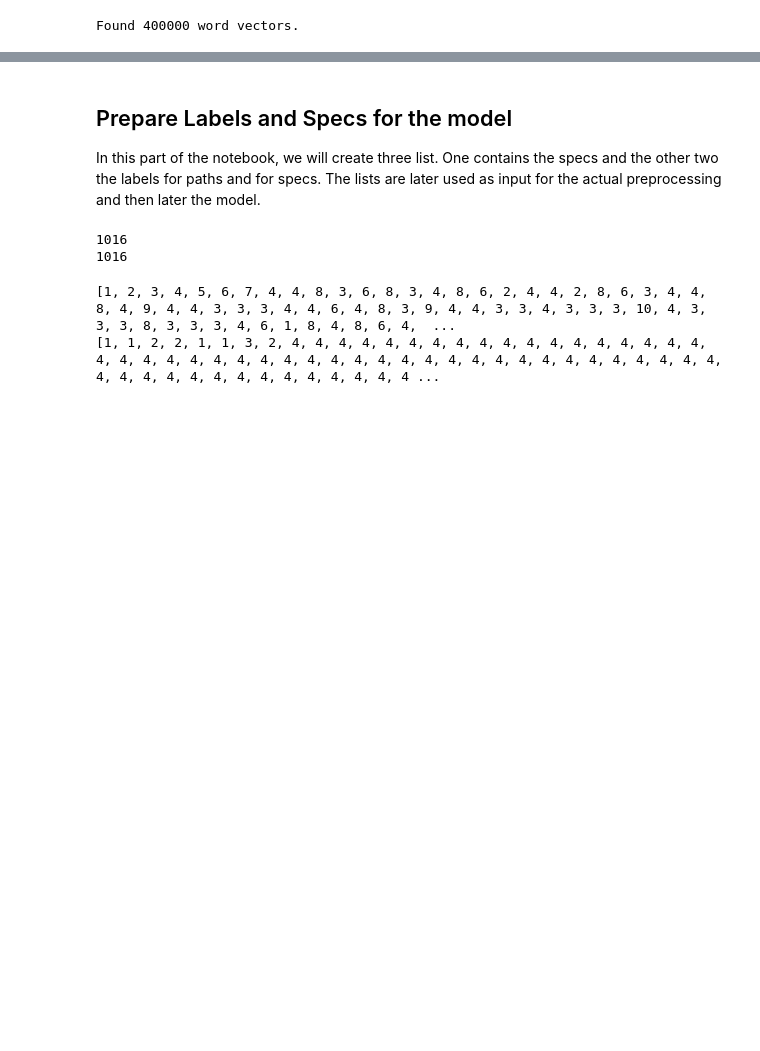
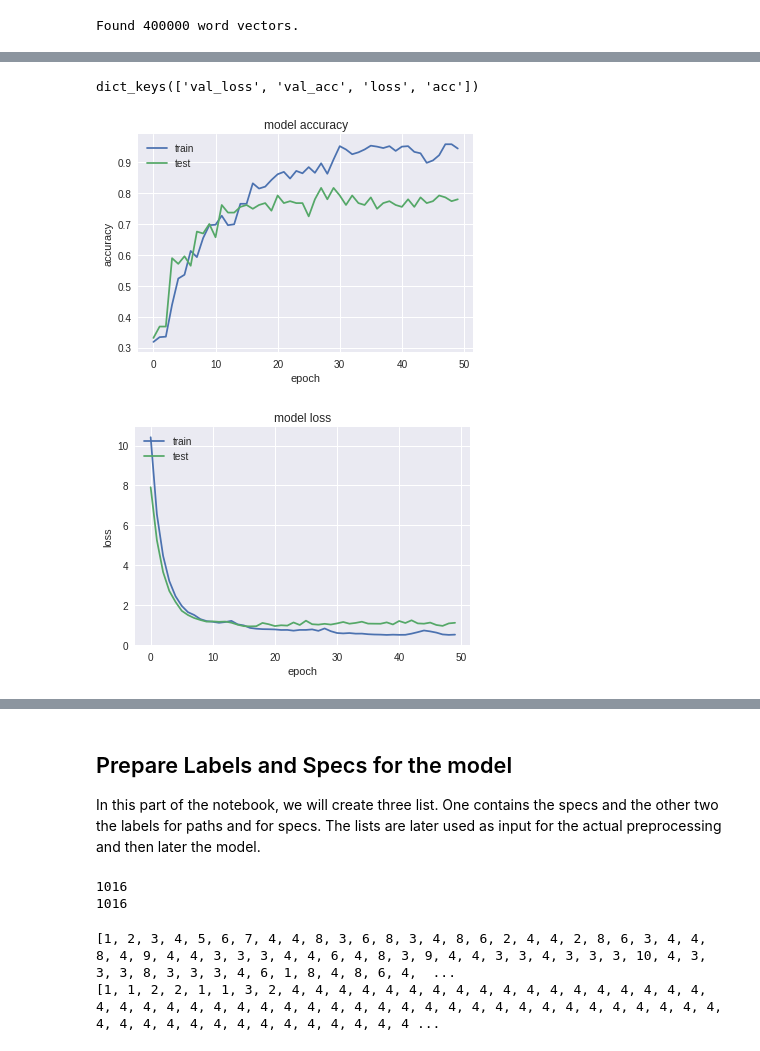
Before and after one commit to pmanlukas/colab, a Jupyter notebook: openapi_classifier.ipynb, the cells around one changed output, grey strips where cells are left out. Cells and saved outputs as stored; diff of their text form; code cells hidden in the pictures; blank space fills up the shorter version.

```diff
--- a/openapi_classifier.ipynb
+++ b/openapi_classifier.ipynb
@@ -295,14 +306,6 @@ for word, i in word_index.items():
     if embedding_vector is not None:
         # words not found in embedding index will be all-zeros.
         embedding_matrix[i] = embedding_vector
-# %%
-num_words = min(MAX_NUM_WORDS, len(word_index) + 1)
-embedding_matrix = np.zeros((len(word_index) + 1, 100))
-for word, i in word_index.items():
-    embedding_vector = embeddings_index.get(word)
-    if embedding_vector is not None:
-        # words not found in embedding index will be all-zeros.
-        embedding_matrix[i] = embedding_vector
 # %%
 
 embedding_layer = Embedding(num_words,
@@ -359,0 +347,4 @@ Epoch 15/15
+# %%
+filepath="weights.best.hdf5"
+checkpoint = ModelCheckpoint(filepath, monitor='val_acc', verbose=1, save_best_only=True, mode='max')
+callbacks_list = [checkpoint]
@@ -359,0 +371,7 @@ Epoch 15/15
+# %%
+# happy learning!
+history = model.fit(x_train, y_train,
+                    batch_size=32,
+                    epochs=50,
+                    verbose=1,
+                    validation_split=0.2, callbacks=callbacks_list)
@@ -359,0 +396,25 @@ Epoch 15/15
+# %%
+import matplotlib.pyplot as plt
+import numpy
+
+print(history.history.keys())
+# summarize history for accuracy
+plt.plot(history.history['acc'])
+plt.plot(history.history['val_acc'])
+plt.title('model accuracy')
+plt.ylabel('accuracy')
+plt.xlabel('epoch')
+plt.legend(['train', 'test'], loc='upper left')
+plt.show()
+# summarize history for loss
+plt.plot(history.history['loss'])
+plt.plot(history.history['val_loss'])
+plt.title('model loss')
+plt.ylabel('loss')
+plt.xlabel('epoch')
+plt.legend(['train', 'test'], loc='upper left')
+plt.show()
+# %% [output]
+dict_keys(['val_loss', 'val_acc', 'loss', 'acc'])
+[figure, added]
+[figure, added]
```
Also changed, not shown: parts of 18 cells of this notebook.
